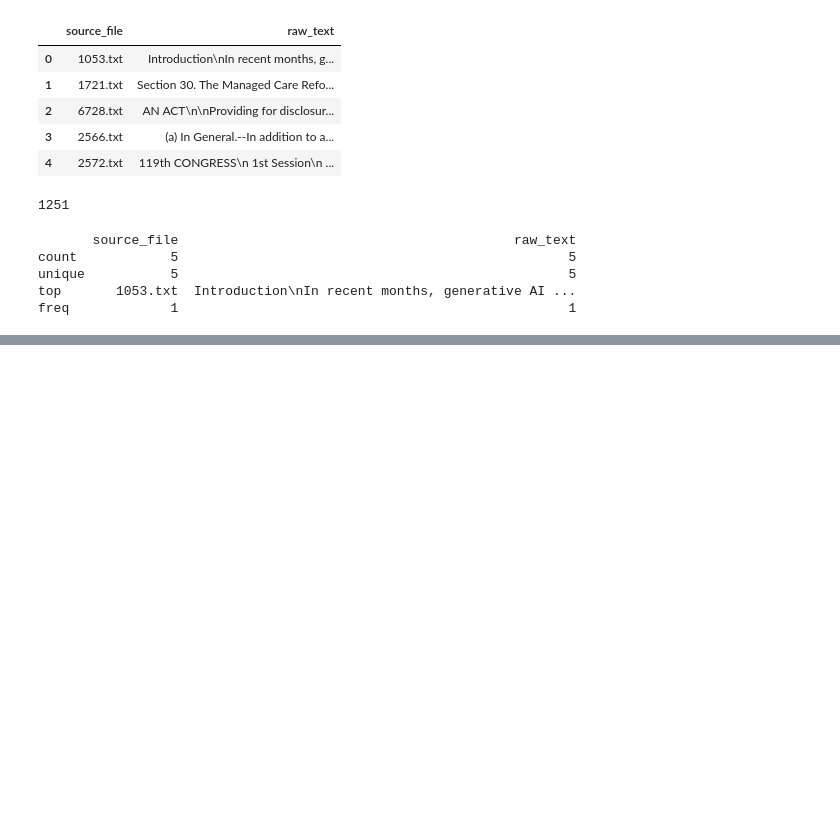
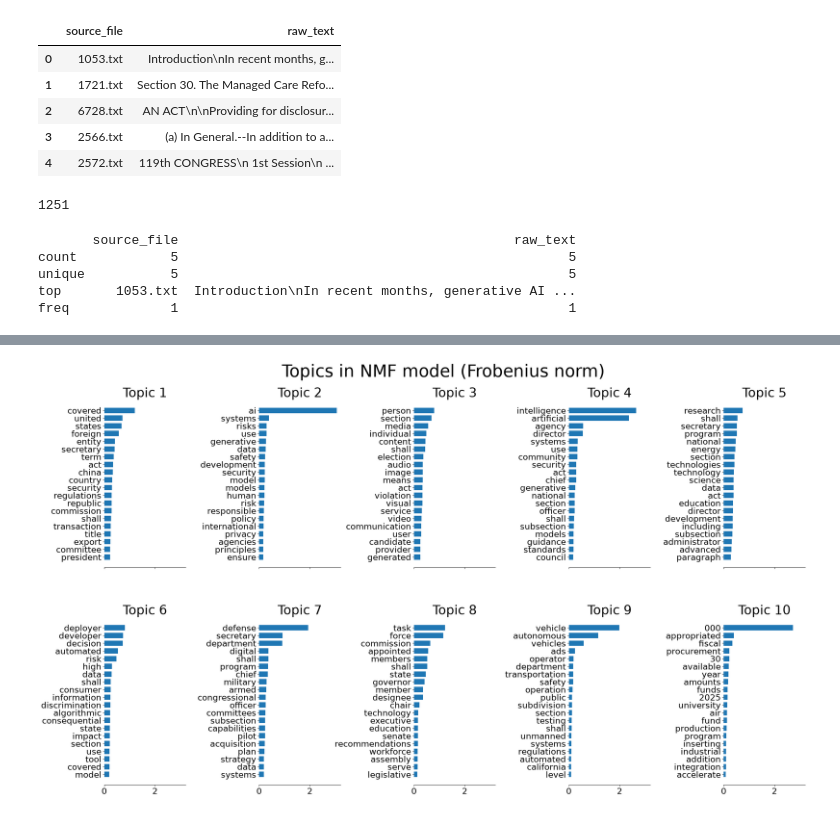
Before and after one commit to ab6/governance_docs_similarity, a Jupyter notebook: notebooks/0.01-agora.ipynb, the cells around one changed output, grey strips where cells are left out. Saved outputs shown, nothing was run; the diff lists cells and outputs as text; code cells hidden in the pictures; blank space fills up the shorter version.

Commit message:
topic modeling with plots

```diff
--- a/notebooks/0.01-agora.ipynb
+++ b/notebooks/0.01-agora.ipynb
@@ -47,0 +71,8 @@ freq             1                                                  1
+# %%
+n_samples = 2000
+n_features = 1000
+n_components = 10
+n_top_words = 20
+batch_size = 128
+# %%
+text_strings = df['raw_text'].tolist()
@@ -47,0 +125,22 @@ freq             1                                                  1
+# %%
+tfidf_vectorizer = TfidfVectorizer(
+    max_df=0.95, min_df=2, max_features=n_features, stop_words="english"
+)
+tfidf = tfidf_vectorizer.fit_transform(text_strings)
+# %%
+nmf = NMF(
+    n_components=n_components,
+    random_state=1,
+    beta_loss="frobenius",
+    alpha_W=0.00005,
+    alpha_H=0.00005,
+    l1_ratio=1,
+).fit(tfidf)
+
+
+tfidf_feature_names = tfidf_vectorizer.get_feature_names_out()
+plot_top_words(
+    nmf, tfidf_feature_names, n_top_words, "Topics in NMF model (Frobenius norm)"
+)
+# %% [output]
+[figure, added]
```
Also changed, not shown: parts of 7 cells of this notebook, 6 other files.
